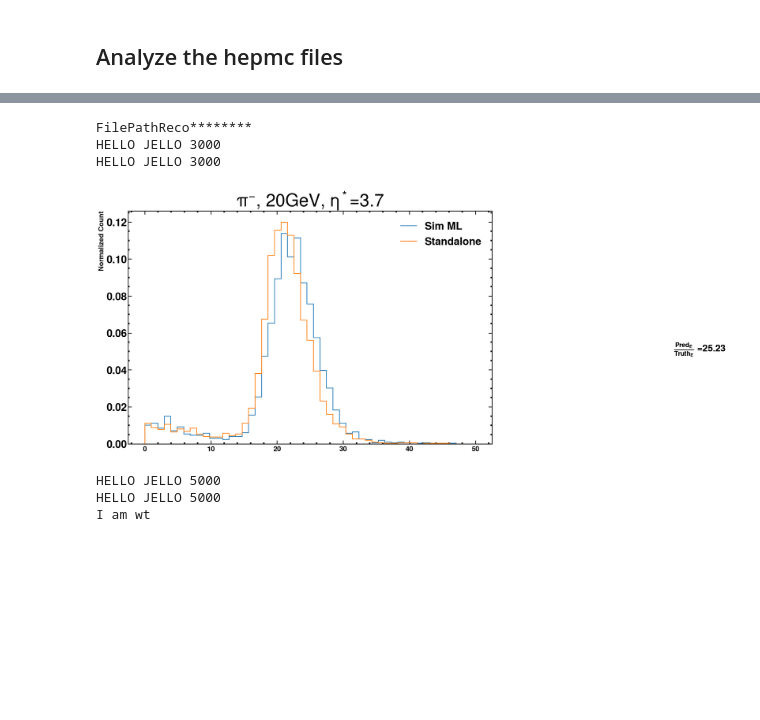
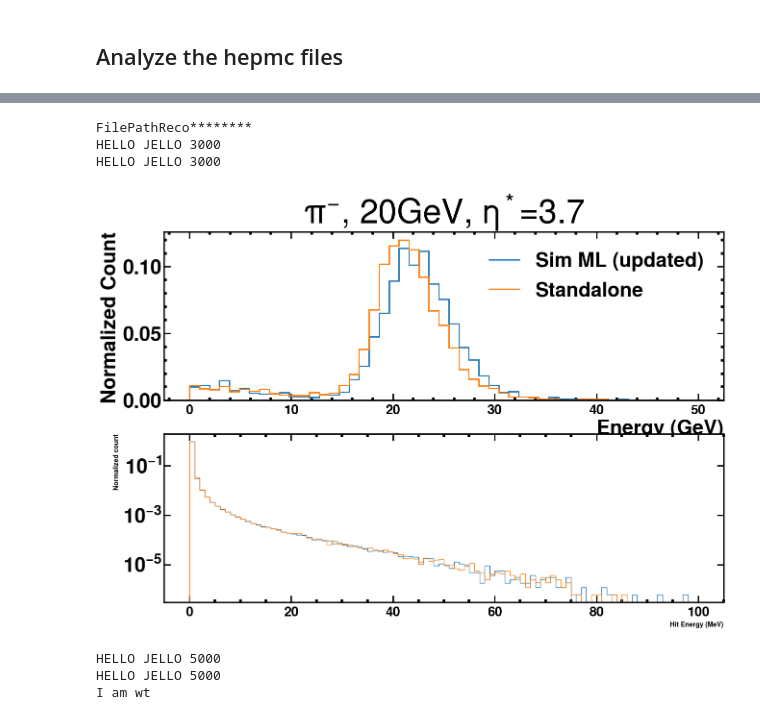
Before and after one commit to bk806714/EIC_Analysis, a Jupyter notebook: Compare_Fernando_Standalone_Sim.ipynb, the cells around one changed output, grey strips where cells are left out. Drawn from its saved outputs; the diff is of its cells as text; code cells hidden in the pictures; blank space fills up the shorter version.

```diff
--- a/Compare_Fernando_Standalone_Sim.ipynb
+++ b/Compare_Fernando_Standalone_Sim.ipynb
@@ -99,20 +98,20 @@ def get_fitted_mean_std():
 
     # check for angle 30deg (50GeV) , 2.83 deg pi- (20GeV), 2.56deg 20 GeV
 
+    #extensions=["deg_updated",  "deg_Athena_30W_24Fe"]
     extensions=["deg_Fernando_newR_30W_24Fe",  "deg_Athena_30W_24Fe"]
 
 
 
-
-    Name_leg=['Sim ML','Standalone']
+    Name_leg=['Sim ML (updated)','Standalone']
     colors=['C9','C3','C2','C6', 'C8']
 
     #fileindex='deg_'+'{0}'.format(extension)
     #fig,ax = plt.subplots(nrows,ncols,figsize=(15,15))#,sharex=True, sharey=True)
-    fig,ax = plt.subplots(1,1, figsize=(16, 12),sharex=True,sharey=True)
+    #fig,ax = plt.subplots(2, figsize=(16, 12),sharex=True,sharey=True)
+    fig, (ax1, ax2) = plt.subplots(2)
 
-
-    plt.subplots_adjust(left=0.0,  wspace=0.25, hspace=0.25)
+    #plt.subplots_adjust(left=0.0,  wspace=0.25, hspace=0.25)
 
     if (particle=="pi-") & (theta<15):
         sampling_fraction_hcali=0.0098*1000
@@ -121,7 +120,7 @@ def get_fitted_mean_std():
         title=("{0}, {1}GeV, $\eta^*$={2:.1f}".format(greek_particle,energies[0],eta))
     elif (particle=="pi-") & (theta>15):
         sampling_fraction_hcali=0.0098*1000
-        max_range=100
+        max_range=50
         bin_width=2
         title=("{0}, {1}GeV, $\u03B8$={2:.1f} deg".format(greek_particle,energies[0],theta))
 
@@ -163,46 +162,64 @@ def get_fitted_mean_std():
             #ene_total_insert_only = np.divide(ene_total_insert_temp,sampling_fraction_hcali)
             ene_total=np.divide(ene_total_insert_temp,sampling_fraction_hcali)
 
+
+
             '''
             ## HCAL
             ene_hcal,time_hcal,PosRecoX_hcal,PosRecoY_hcal,PosRecoZ_hcal,mass_hcal,mom_hcal,energy_gen_hcal,phi_hcal,\
             ene_good_hcal=plots.read_rootfile_HCAL\
                 (fileindex,fraction,FilePathReco,ienergy,theta,particle,Time_Threshold,Energy_Threshold)
 
             ene_total_hcal_temp = ak.sum(ene_hcal,axis=-1)
             ene_total_hcal_only = np.divide(ene_total_hcal_temp,sampling_fraction_hcal)
 
 
 
             ## Total
             ene_total=np.add(ene_total_hcal_only,ene_total_insert_only)
             '''
 
+
             nbins=int (max_range/bin_width)+1
+            count, bins,_= ax1.hist(np.array(ene_total),bins=nbins,alpha=1.0,range=(0,max_range),\
+            label=Name_leg[index],linewidth='2', histtype='step', density=True)#,color=colors[index],
+            #binscenters = np.array([0.5 * (bins[i] + bins[i+1]) for i in range(len(bins)-1)])
+
+            ax1.set_ylabel("Normalized Count",fontsize=30)
+            ax1.set_xlabel("Energy (GeV)",fontsize=30)
+            ax1.set_title(title)
 
 
-            count, bins,_= ax.hist(np.array(ene_total),bins=nbins,alpha=1.0,range=(0,max_range),\
-            label=Name_leg[index],linewidth='2', histtype='step', density=True)#,color=colors[index],
-            #binscenters = np.array([0.5 * (bins[i] + bins[i+1]) for i in range(len(bins)-1)])
-            ax.set_ylabel("Normalized Count",fontsize=20)
-            ax.set_title(title)
-
-            ratio_ene=25.23
-            plt.text(80,0.05,r'$\frac{Pred_{E}}{Truth_{E}}$ =' + '{0:.2f}'.format(ratio_ene))
+            #plt.text(80,0.05,r'$\frac{Pred_{E}}{Truth_{E}}$ =' + '{0:.2f}'.format(ratio_ene))
             # Create new legend handles but use the colors from the existing ones
-            handles, labels = ax.get_legend_handles_labels()
+            handles, labels = ax1.get_legend_handles_labels()
             new_handles = [Line2D([], [], c=h.get_edgecolor(), linewidth=2) for h in handles]
 
-            ax.legend(handles=new_handles, labels=labels)
+            ax1.legend(handles=new_handles, labels=labels)
+
+
+            #### FoR THE CELL HITS
+            ax2.hist(ak.flatten(ene),range=(0,100),bins=100,label=Name_leg[index],density=True,histtype='step')
+            ax2.set_xlabel('Hit Energy (MeV)')
+            ax2.set_ylabel('Normalized count')
+            ax2.set_yscale('log')
+            handles, labels = ax2.get_legend_handles_labels()
+            #new_handles1 = [Line2D([], [], c=h.get_edgecolor(), linewidth=2) for h in handles]
+
+            #ax2.legend(handles=new_handles1, labels=labels)
+
+
+
+
 
     plt.show()
 
 get_fitted_mean_std()
 # %% [output]
 FilePathReco********
 HELLO JELLO 3000
 HELLO JELLO 3000
-[figure, old version]
+[figure, new version]
 # %%
 FilePathReco="/media/miguel/Elements/Data_hcali/Sim_from_Fernando/"
 extensions=["deg_Fernando_newR_30W_24Fe",  "deg_Athena_30W_24Fe"]
```
Also changed, not shown: parts of 2 cells of this notebook, 38 other files.
